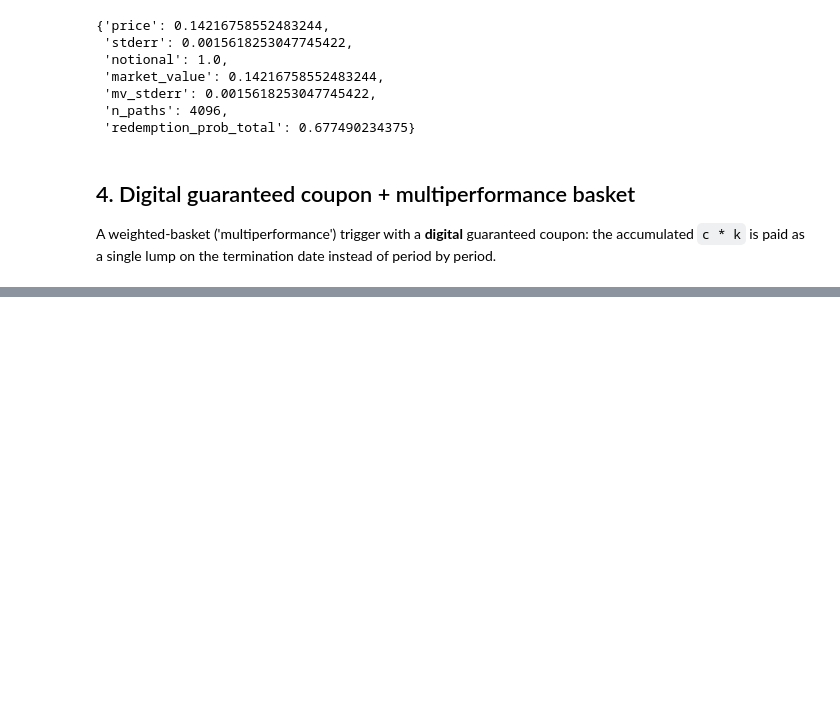
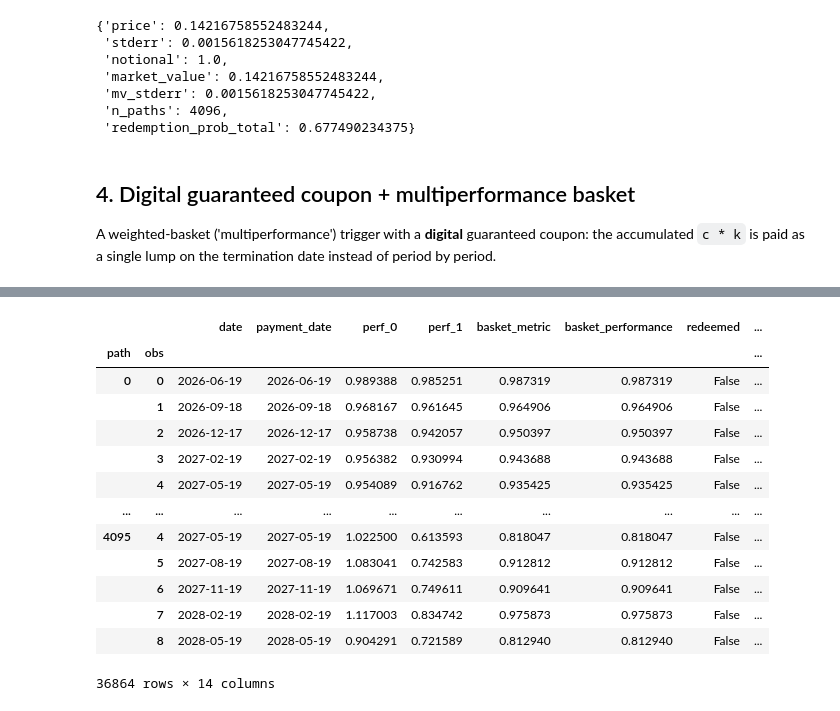
Before and after one commit to drafal2/autocall, a Jupyter notebook: notebooks/autocall_payoff_demo.ipynb, the cells around one changed output, grey strips where cells are left out. Saved outputs shown, nothing was run; the diff lists cells and outputs as text; code cells hidden in the pictures; blank space fills up the shorter version.

Commit message:
Implement code changes to enhance functionality and improve performance

```diff
--- a/notebooks/autocall_payoff_demo.ipynb
+++ b/notebooks/autocall_payoff_demo.ipynb
@@ -313,0 +356,17 @@ multi_note.expected_cashflows().round(4)
+# %%
+multi_note.audit
+# %% [output]
+|  |  | date | payment_date | perf_0 | perf_1 | basket_metric | basket_performance | redeemed | ... |
+| path | obs |  |  |  |  |  |  |  | ... |
+| 0 | 0 | 2026-06-19 | 2026-06-19 | 0.989388 | 0.985251 | 0.987319 | 0.987319 | False | ... |
+|  | 1 | 2026-09-18 | 2026-09-18 | 0.968167 | 0.961645 | 0.964906 | 0.964906 | False | ... |
+|  | 2 | 2026-12-17 | 2026-12-17 | 0.958738 | 0.942057 | 0.950397 | 0.950397 | False | ... |
+|  | 3 | 2027-02-19 | 2027-02-19 | 0.956382 | 0.930994 | 0.943688 | 0.943688 | False | ... |
+|  | 4 | 2027-05-19 | 2027-05-19 | 0.954089 | 0.916762 | 0.935425 | 0.935425 | False | ... |
+| ... | ... | ... | ... | ... | ... | ... | ... | ... | ... |
+| 4095 | 4 | 2027-05-19 | 2027-05-19 | 1.022500 | 0.613593 | 0.818047 | 0.818047 | False | ... |
+|  | 5 | 2027-08-19 | 2027-08-19 | 1.083041 | 0.742583 | 0.912812 | 0.912812 | False | ... |
+|  | 6 | 2027-11-19 | 2027-11-19 | 1.069671 | 0.749611 | 0.909641 | 0.909641 | False | ... |
+|  | 7 | 2028-02-19 | 2028-02-19 | 1.117003 | 0.834742 | 0.975873 | 0.975873 | False | ... |
+|  | 8 | 2028-05-19 | 2028-05-19 | 0.904291 | 0.721589 | 0.812940 | 0.812940 | False | ... |
+36864 rows × 14 columns
```
Also changed, not shown: parts of 5 cells of this notebook.
